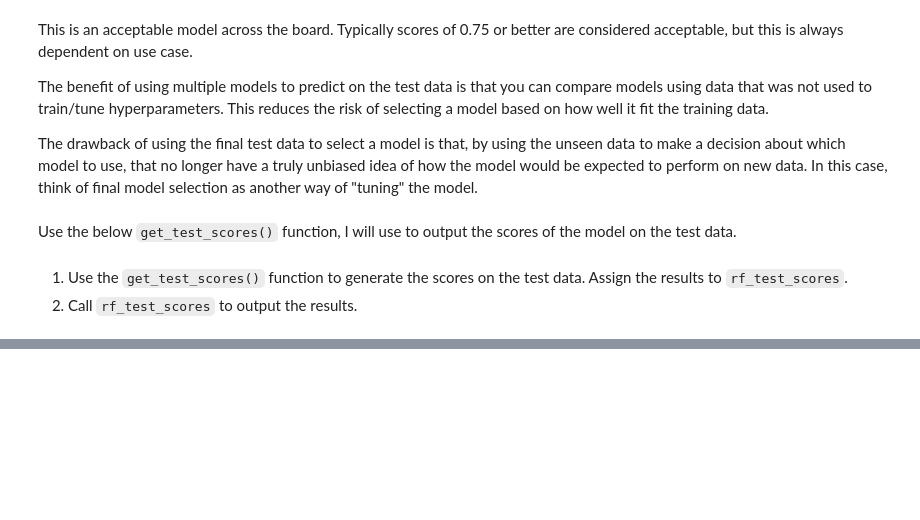
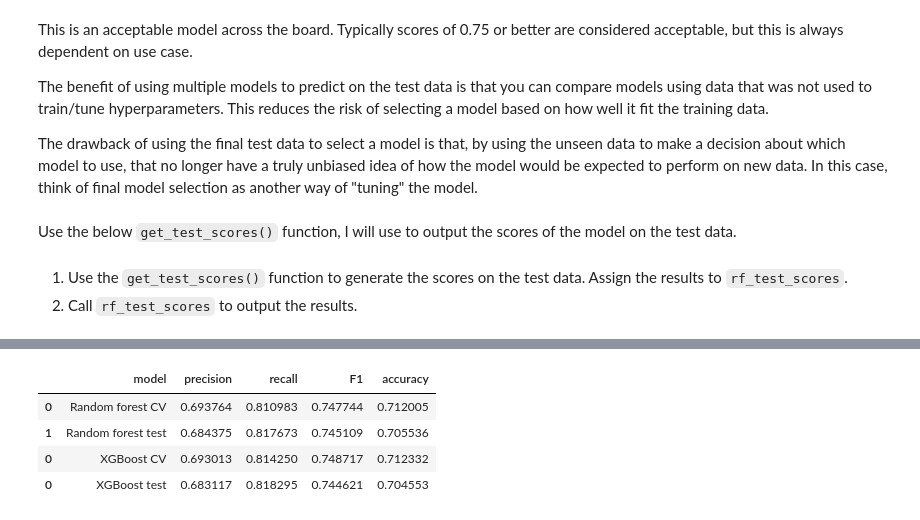
Before and after one commit to JSparktuneGrid/NYC-Taxi-ML-model, a Jupyter notebook: NYC_Taxi_ML_model.ipynb, the cells around one changed output, grey strips where cells are left out. Cells and saved outputs as stored; diff of their text form; code cells hidden in the pictures; blank space fills up the shorter version.

```diff
--- a/NYC_Taxi_ML_model.ipynb
+++ b/NYC_Taxi_ML_model.ipynb
@@ -612,0 +649,3 @@ results
+# %%
+%%time
+xgb1.fit(X_train, y_train)
@@ -612,0 +694,4 @@ results
+# %%
+# open pickled the model
+with open(path + 'xgb_tuned03_model', 'rb') as to_read:
+    xgb1 = pickle.load(to_read)
@@ -612,0 +700,5 @@ results
+# %%
+# Call 'make_results()' on the GridSearch object
+xgb1_cv_results = make_results('XGBoost CV', xgb1, 'f1')
+results = pd.concat([results, xgb1_cv_results], axis=0)
+results
@@ -612,0 +712,3 @@ results
+# %%
+# Get scores on test data
+xgb_preds = xgb1.best_estimator_.predict(X_test)
@@ -612,0 +720,11 @@ results
+# %%
+# Get scores on test data
+xgb_test_scores = get_test_scores('XGBoost test', xgb_preds, y_test)
+results = pd.concat([results, xgb_test_scores], axis=0)
+results
+# %% [output]
+|  | model | precision | recall | F1 | accuracy |
+| 0 | Random forest CV | 0.693764 | 0.810983 | 0.747744 | 0.712005 |
+| 1 | Random forest test | 0.684375 | 0.817673 | 0.745109 | 0.705536 |
+| 0 | XGBoost CV | 0.693013 | 0.814250 | 0.748717 | 0.712332 |
+| 0 | XGBoost test | 0.683117 | 0.818295 | 0.744621 | 0.704553 |
```
Also changed, not shown: parts of 30 cells of this notebook, 4 other files.
